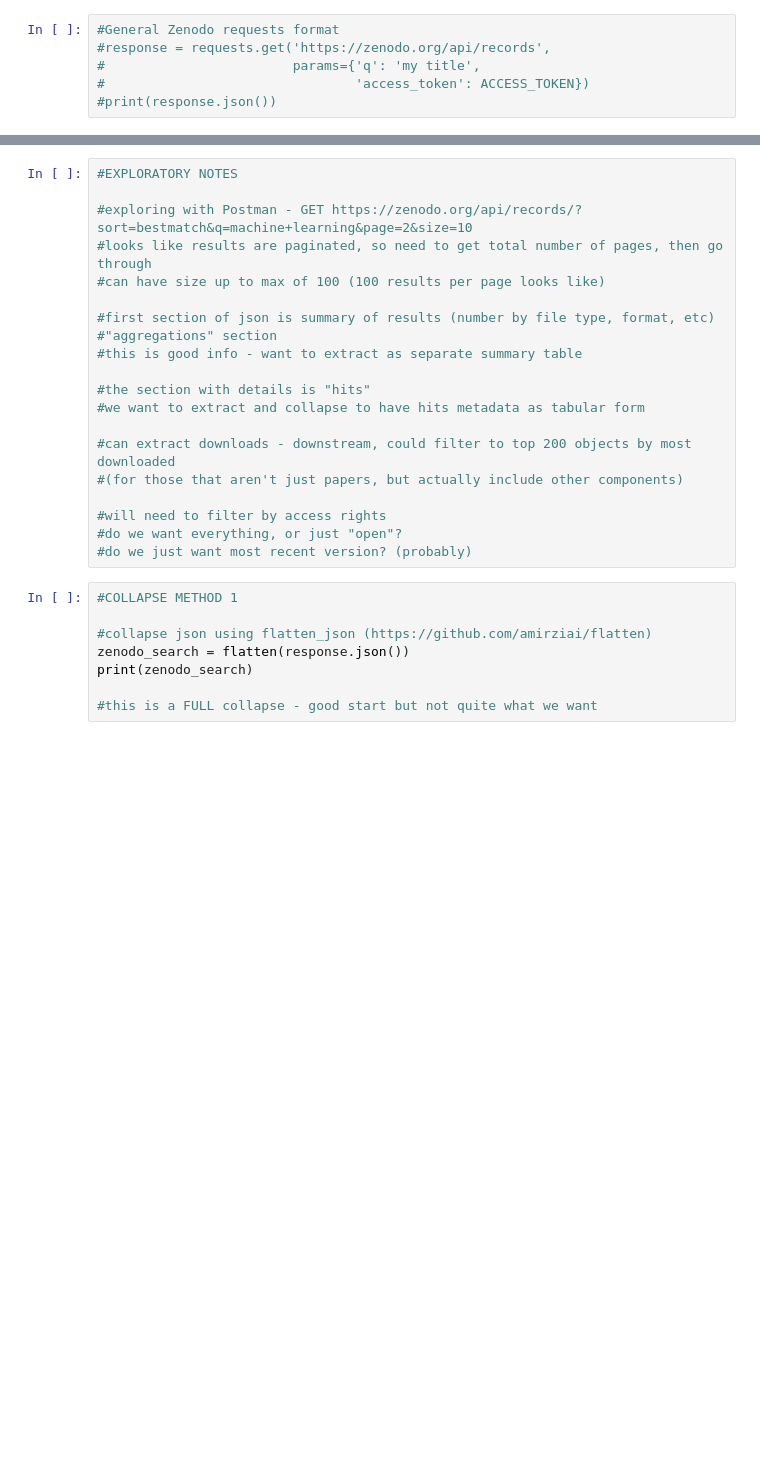
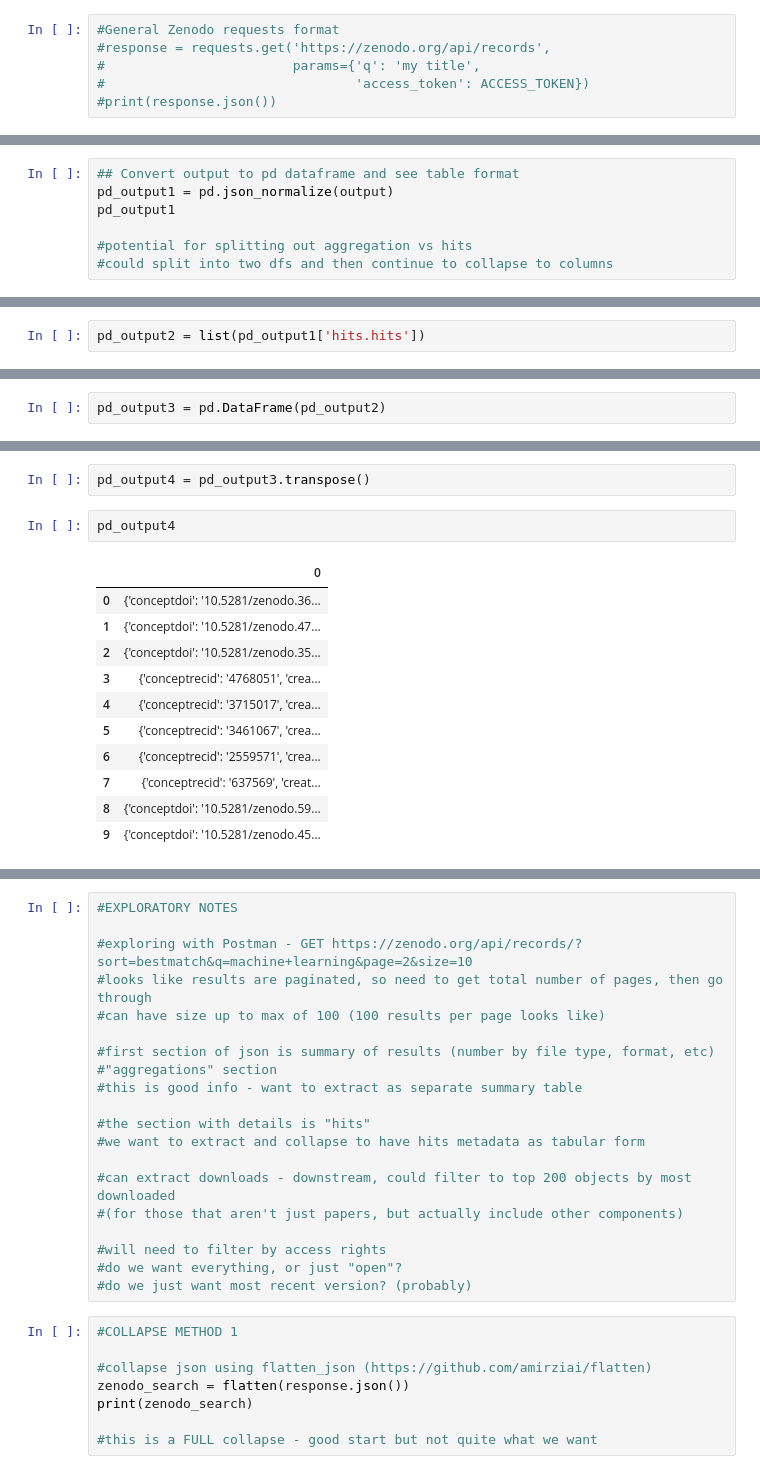
Before and after one commit to michaelbaluja/PyCurator, a Jupyter notebook: Zenodo.ipynb, the cells around one changed output, grey strips where cells are left out. Drawn from its saved outputs; the diff is of its cells as text; blank space fills up the shorter version.

Commit message:
initial Zenodo unnesting

```diff
--- a/Zenodo.ipynb
+++ b/Zenodo.ipynb
@@ -38,0 +58,7 @@ response = requests.get('https://zenodo.org/api/records',
+# %%
+## Convert output to pd dataframe and see table format
+pd_output1 = pd.json_normalize(output)
+pd_output1
+
+#potential for splitting out aggregation vs hits
+#could split into two dfs and then continue to collapse to columns
@@ -38,0 +78,2 @@ response = requests.get('https://zenodo.org/api/records',
+# %%
+pd_output2 = list(pd_output1['hits.hits'])
@@ -38,0 +102,2 @@ response = requests.get('https://zenodo.org/api/records',
+# %%
+pd_output3 = pd.DataFrame(pd_output2)
@@ -38,0 +110,16 @@ response = requests.get('https://zenodo.org/api/records',
+# %%
+pd_output4 = pd_output3.transpose()
+# %%
+pd_output4
+# %% [output]
+|  | 0 |
+| 0 | {'conceptdoi': '10.5281/zenodo.36... |
+| 1 | {'conceptdoi': '10.5281/zenodo.47... |
+| 2 | {'conceptdoi': '10.5281/zenodo.35... |
+| 3 | {'conceptrecid': '4768051', 'crea... |
+| 4 | {'conceptrecid': '3715017', 'crea... |
+| 5 | {'conceptrecid': '3461067', 'crea... |
+| 6 | {'conceptrecid': '2559571', 'crea... |
+| 7 | {'conceptrecid': '637569', 'creat... |
+| 8 | {'conceptdoi': '10.5281/zenodo.59... |
+| 9 | {'conceptdoi': '10.5281/zenodo.45... |
```
Also changed, not shown: parts of 28 cells of this notebook.
